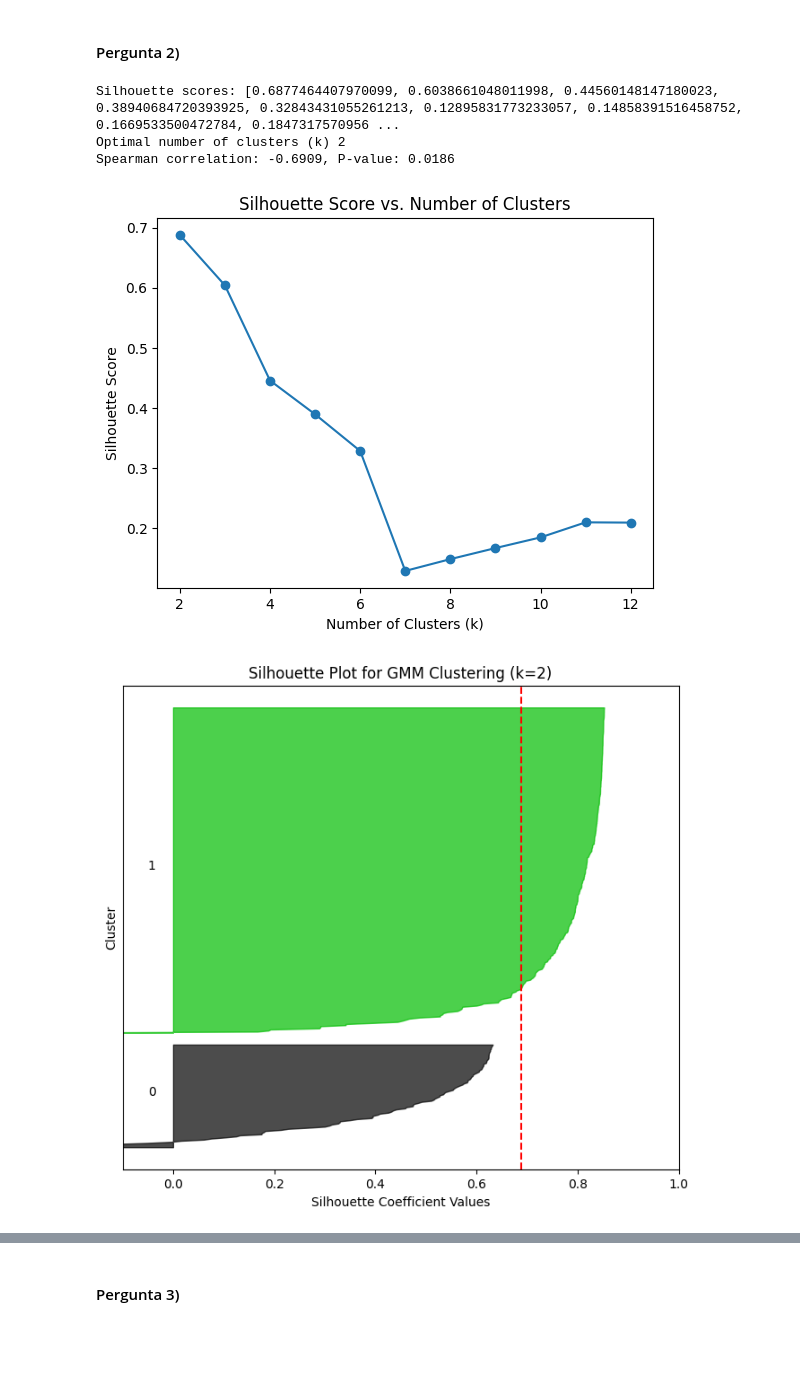
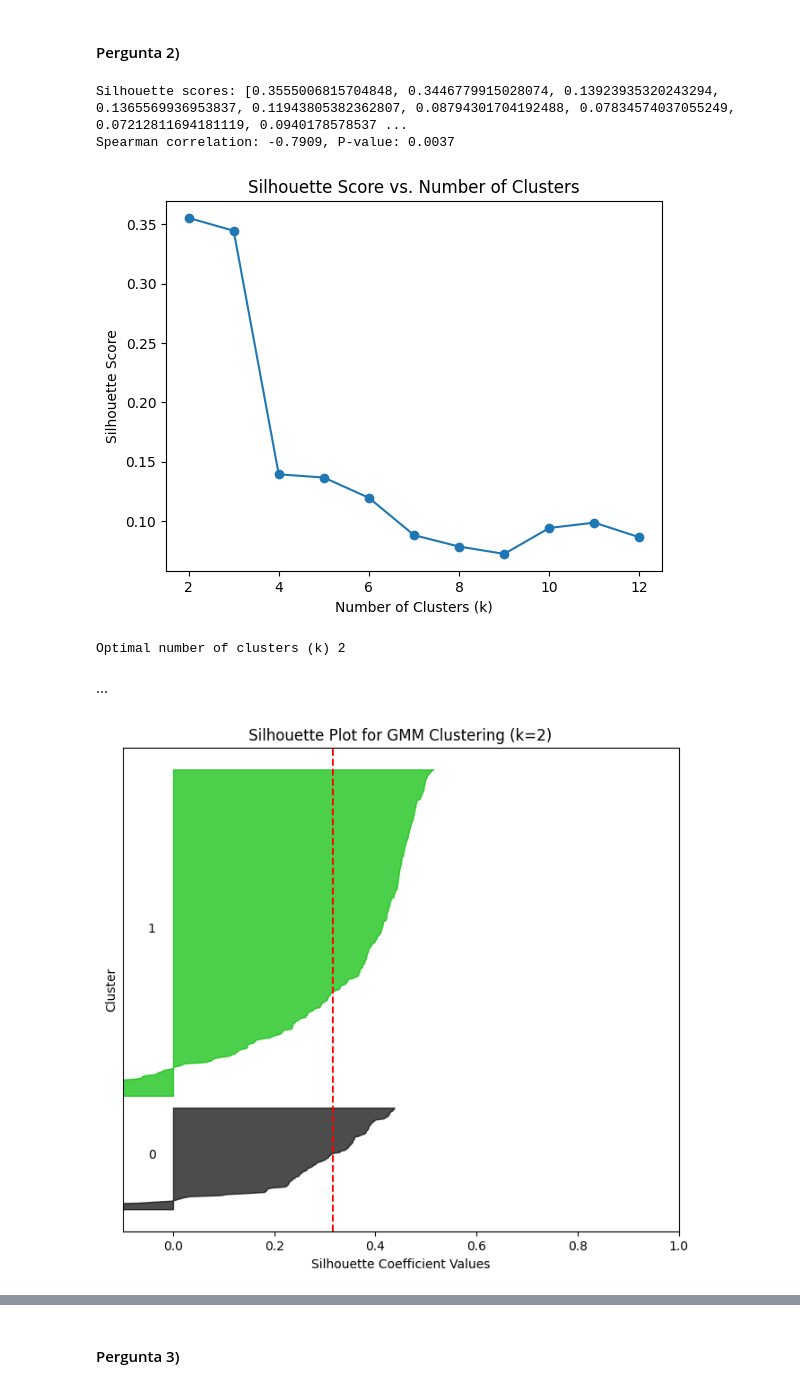
Before and after one commit to leocfig/Apren-24-25, a Jupyter notebook: Award/G041_notebook.ipynb, the cells around one changed output, grey strips where cells are left out. Saved outputs shown, nothing was run; the diff lists cells and outputs as text; code cells hidden in the pictures; blank space fills up the shorter version.

```diff
--- a/Award/G041_notebook.ipynb
+++ b/Award/G041_notebook.ipynb
@@ -72,6 +72,7 @@ X_train, X_test, y_train, y_test = train_test_split(X, y, test_size=0.3, random_
 from sklearn.mixture import GaussianMixture
 from sklearn.metrics import silhouette_score
 import matplotlib.pyplot as plt
+from sklearn.preprocessing import StandardScaler
 import numpy as np
 from scipy.stats import spearmanr
 
@@ -79,24 +80,29 @@ from scipy.stats import spearmanr
 k_values = range(2, 13)  # Start with 2 clusters, up to 12 clusters
 silhouette_scores = []
 
+# Initialize the scaler
+scaler = StandardScaler()                               # USAR?
+X_scaled = scaler.fit_transform(X_train)  # Fit and transform the training data
+
 # Perform EM clustering for different k
 for k in k_values:
+
     # Initialize and fit Gaussian Mixture Model
-    gmm = GaussianMixture(n_components=k, init_params='random_from_data', n_init=1, random_state=42)
-    gmm.fit(X_train)
+    gmm = GaussianMixture(n_components=k, init_params='random_from_data', n_init=3, random_state=42)        # init_params = ?, n_init = ?
+    gmm.fit(X_scaled)
 
     # Predict cluster labels
-    cluster_labels = gmm.predict(X_train)
+    cluster_labels = gmm.predict(X_scaled)
 
     # Evaluate Silhouette Score
-    score = silhouette_score(X_train, cluster_labels)
+    score = silhouette_score(X_scaled, cluster_labels)
     silhouette_scores.append(score)
+
 
 # Find the optimal k
 optimal_k = k_values[np.argmax(silhouette_scores)]
 
-print("Silhouette scores:", silhouette_scores)
-print("Optimal number of clusters (k)", optimal_k)
+print("Silhouette scores:", silhouette_scores)      # Debug
 
 spearman_corr, spearman_p_value = spearmanr(k_values, silhouette_scores)
 print(f"Spearman correlation: {spearman_corr:.4f}, P-value: {spearman_p_value:.4f}")
@@ -106,50 +112,55 @@ plt.xlabel('Number of Clusters (k)')
 plt.ylabel('Silhouette Score')
 plt.title('Silhouette Score vs. Number of Clusters')
 plt.show()
+
+
+print("Optimal number of clusters (k)", optimal_k)
 # %% [output]
-Silhouette scores: [0.6877464407970099, 0.6038661048011998, 0.44560148147180023, 0.38940684720393925, 0.32843431055261213, 0.12895831773233057, 0.14858391516458752, 0.1669533500472784, 0.1847317570956 ...
-Optimal number of clusters (k) 2
-Spearman correlation: -0.6909, P-value: 0.0186
+Silhouette scores: [0.3555006815704848, 0.3446779915028074, 0.13923935320243294, 0.1365569936953837, 0.11943805382362807, 0.08794301704192488, 0.07834574037055249, 0.07212811694181119, 0.0940178578537 ...
+Spearman correlation: -0.7909, P-value: 0.0037
-[figure, old version]
+[figure, new version]
+Optimal number of clusters (k) 2
+# %% [markdown]
+...
 # %%
 from sklearn.mixture import GaussianMixture
 from sklearn.metrics import silhouette_samples
 import matplotlib.cm as cm
 
 # Initialize and fit GMM for the optimal k
-gmm = GaussianMixture(n_components=optimal_k, init_params='random_from_data', n_init=1, random_state=42)
-gmm.fit(X_train)
-cluster_labels = gmm.predict(X_train)
+gmm = GaussianMixture(n_components=optimal_k, init_params='random_from_data', n_init=1, random_state=42)    # init_params = ?, n_init = ?
+gmm.fit(X_scaled)
+cluster_labels = gmm.predict(X_scaled)
 
 # Calculate silhouette scores for each sample
-silhouette_avg = silhouette_score(X_train, cluster_labels)
-silhouette_values = silhouette_samples(X_train, cluster_labels)
+silhouette_avg = silhouette_score(X_scaled, cluster_labels)
+silhouette_values = silhouette_samples(X_scaled, cluster_labels)
 
 # Plot the silhouette
 fig, ax1 = plt.subplots(1, 1, figsize=(8, 7))
 
 y_lower = 10  # Starting position for the silhouette plots
 for i in range(optimal_k):
     # Extract silhouette scores for the current cluster
     cluster_silhouette_values = silhouette_values[cluster_labels == i]
     cluster_silhouette_values.sort()  # Sort for better visualization
 
     cluster_size = cluster_silhouette_values.shape[0]
     y_upper = y_lower + cluster_size
 
     # Color map for the silhouette plots
     color = cm.nipy_spectral(float(i) / optimal_k)
     ax1.fill_betweenx(np.arange(y_lower, y_upper), 0, cluster_silhouette_values, facecolor=color, edgecolor=color, alpha=0.7)
     ax1.text(-0.05, y_lower + 0.5 * cluster_size, str(i))  # Add cluster labels
     y_lower = y_upper + 10  # Add spacing between plots
 
 # Add average silhouette score as a vertical line
 ax1.axvline(x=silhouette_avg, color="red", linestyle="--")
 ax1.set_title(f"Silhouette Plot for GMM Clustering (k={optimal_k})")
 ax1.set_xlabel("Silhouette Coefficient Values")
 ax1.set_ylabel("Cluster")
 ax1.set_yticks([])  # Remove y-axis ticks for clarity
 ax1.set_xlim([-0.1, 1])  # Silhouette values range from -1 to 1
 plt.show()
 # %% [output]
-[figure, old version]
+[figure, new version]
```
Also changed, not shown: parts of 4 cells of this notebook.
